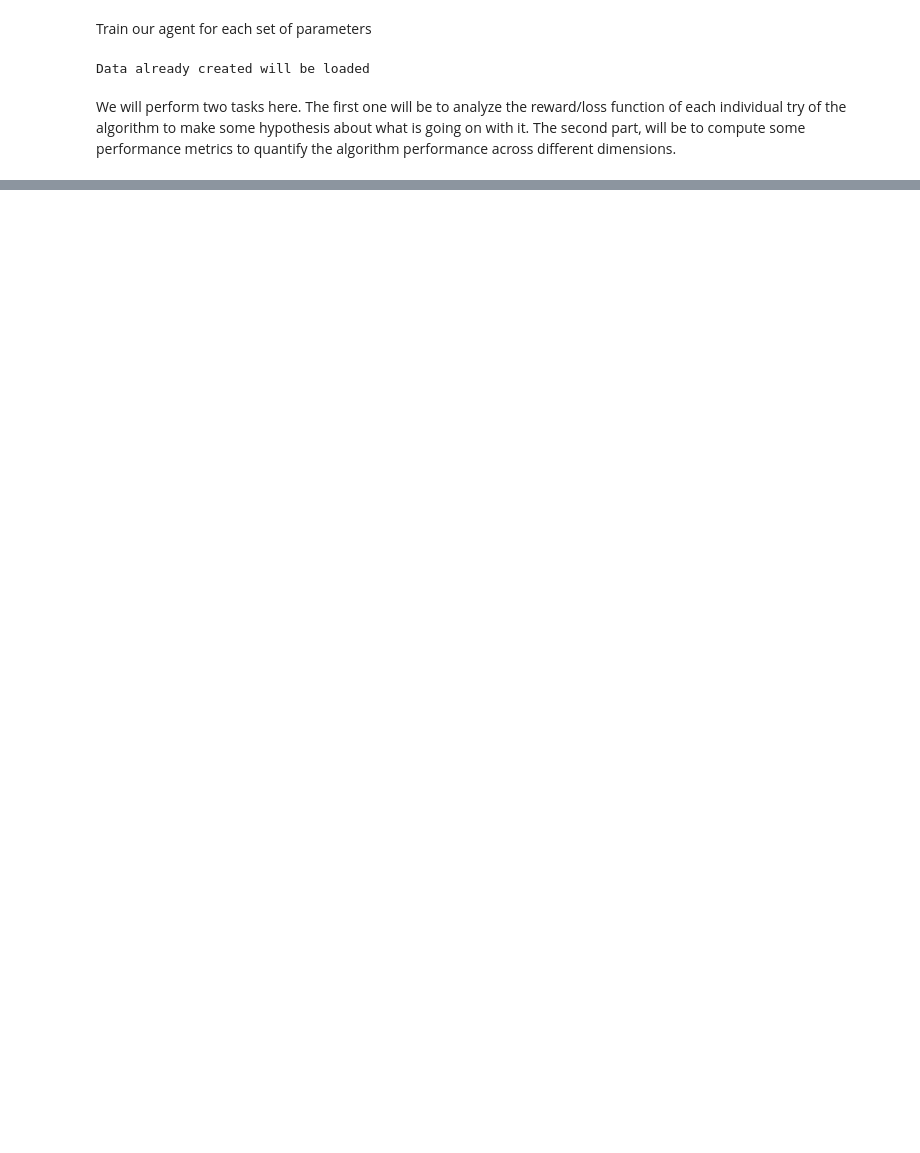
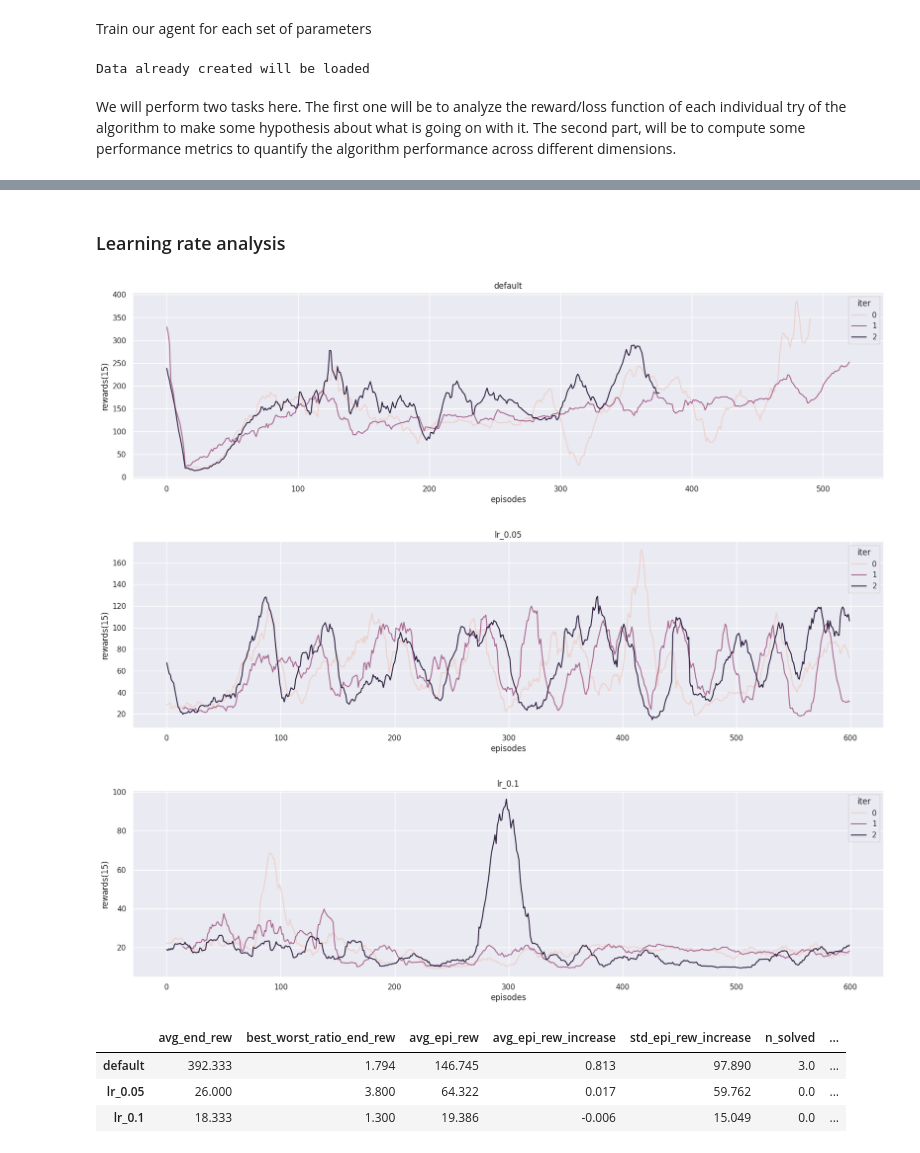
Before and after one commit to AXELQUANTT/Generic, a Jupyter notebook: ML_AI/Projects/Cartpole/analysis.ipynb, the cells around one changed output, grey strips where cells are left out. Cells and saved outputs as stored; diff of their text form; code cells hidden in the pictures; blank space fills up the shorter version.

```diff
--- a/ML_AI/Projects/Cartpole/analysis.ipynb
+++ b/ML_AI/Projects/Cartpole/analysis.ipynb
@@ -183,0 +221,20 @@ plt.show()
+# %% [markdown]
+### Learning rate analysis ###
+# %%
+params = [x for x in stats_df.index if x.startswith('lr_') or x=='default']
+stats = stats_df.loc[((stats_df.index.isin(params)) | (stats_df.index=='default')),:]
+for param in params:
+    df = results_dfs[param]
+    df = creage_avg(df,'rewards', 15)
+    df = creage_avg(df,'losses', 15)
+    sns_lineplot(df, 'episodes', 'rewards(15)', 'iter', param)
+    sns_lineplot(df,'losses',)
+stats
+# %% [output]
+[figure, added]
+[figure, added]
+[figure, added]
+|  | avg_end_rew | best_worst_ratio_end_rew | avg_epi_rew | avg_epi_rew_increase | std_epi_rew_increase | n_solved | ... |
+| default | 392.333 | 1.794 | 146.745 | 0.813 | 97.890 | 3.0 | ... |
+| lr_0.05 | 26.000 | 3.800 | 64.322 | 0.017 | 59.762 | 0.0 | ... |
+| lr_0.1 | 18.333 | 1.300 | 19.386 | -0.006 | 15.049 | 0.0 | ... |
```
Also changed, not shown: parts of 16 cells of this notebook.
